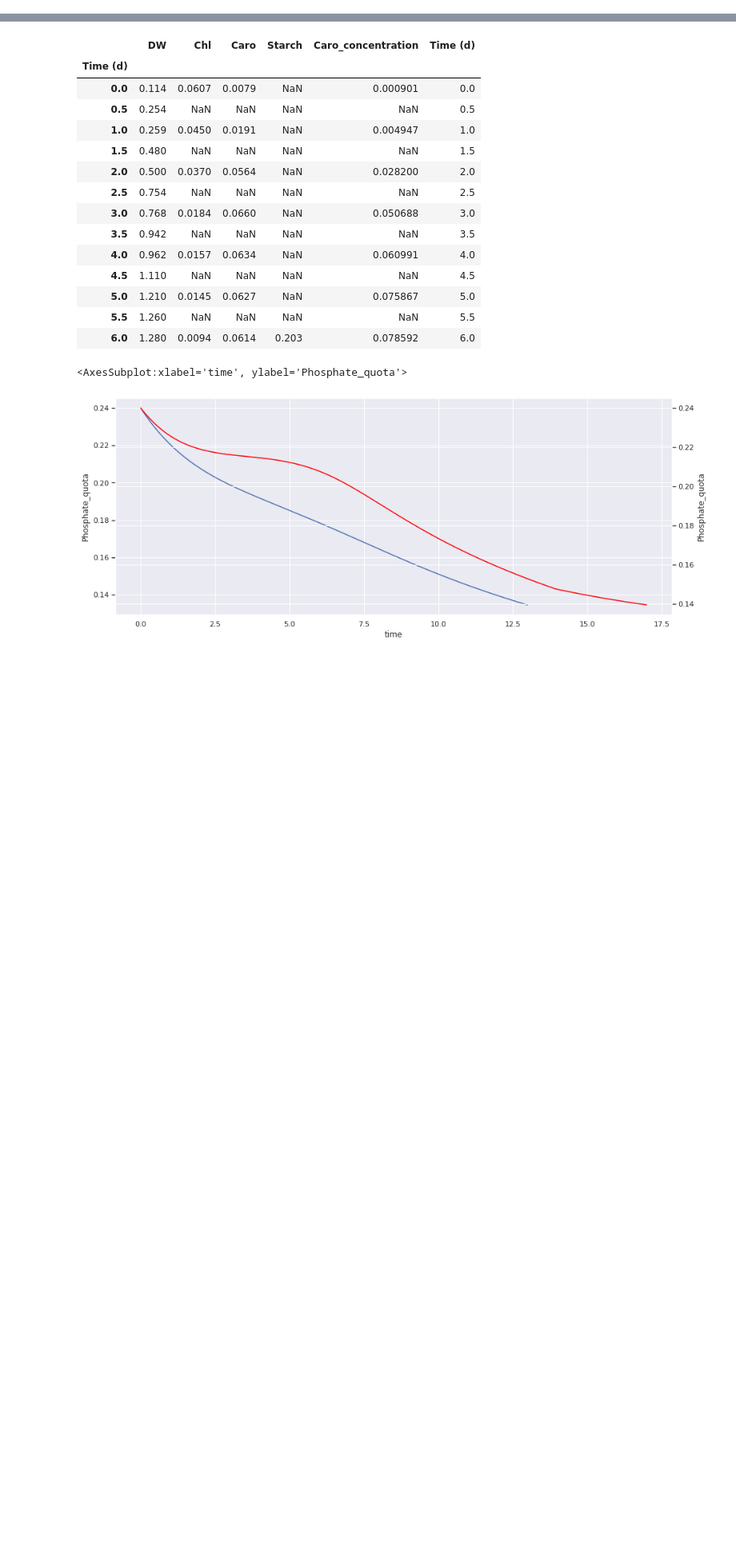
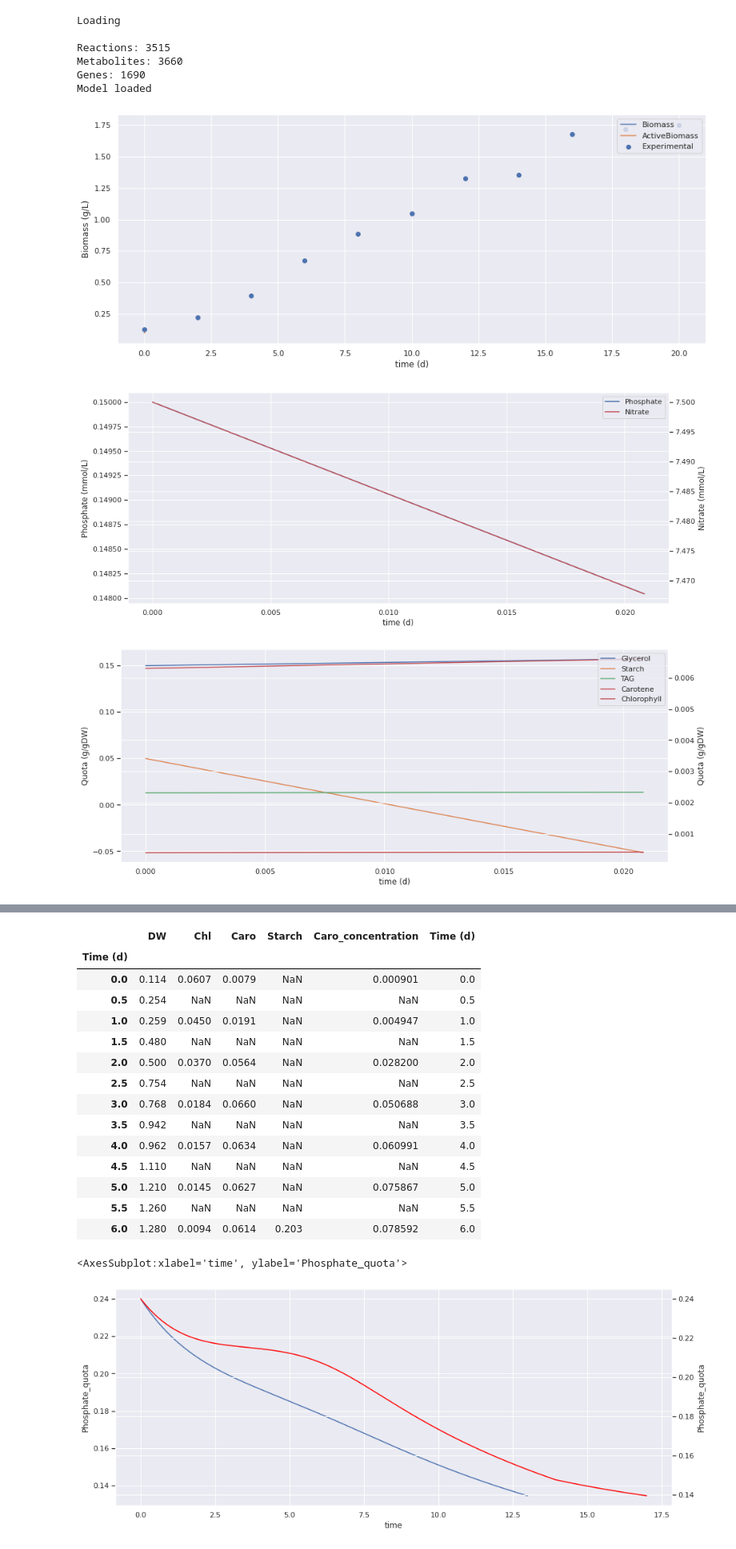
Before and after one commit to ecunha1996/GSMMutils, a Jupyter notebook: examples/test_dynamicfba.ipynb, the cells around one changed output, grey strips where cells are left out. Shown at 80% size. Saved outputs shown, nothing was run; the diff lists cells and outputs as text; code cells hidden in the pictures; blank space fills up the shorter version.

```diff
--- a/examples/test_dynamicfba.ipynb
+++ b/examples/test_dynamicfba.ipynb
@@ -47,0 +279,12 @@ Model loaded
+# %%
+concentrations, trajectories = create_dfba_model( "3", initial_parameters, True)
+# %% [output]
+Loading
+
+Reactions: 3515
+Metabolites: 3660
+Genes: 1690
+Model loaded
+[figure, added]
+[figure, added]
+[figure, added]
```
Also changed, not shown: parts of 15 cells of this notebook, 20 other files.
